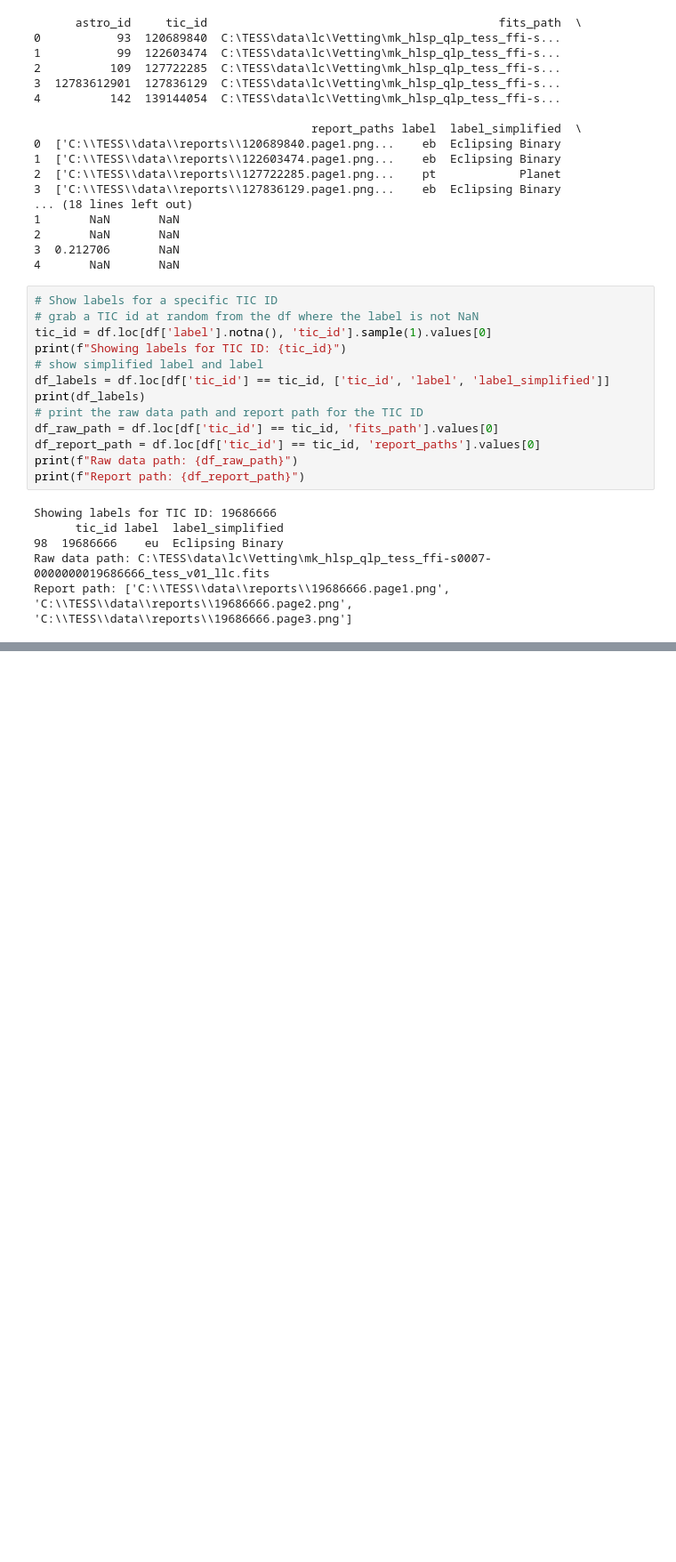
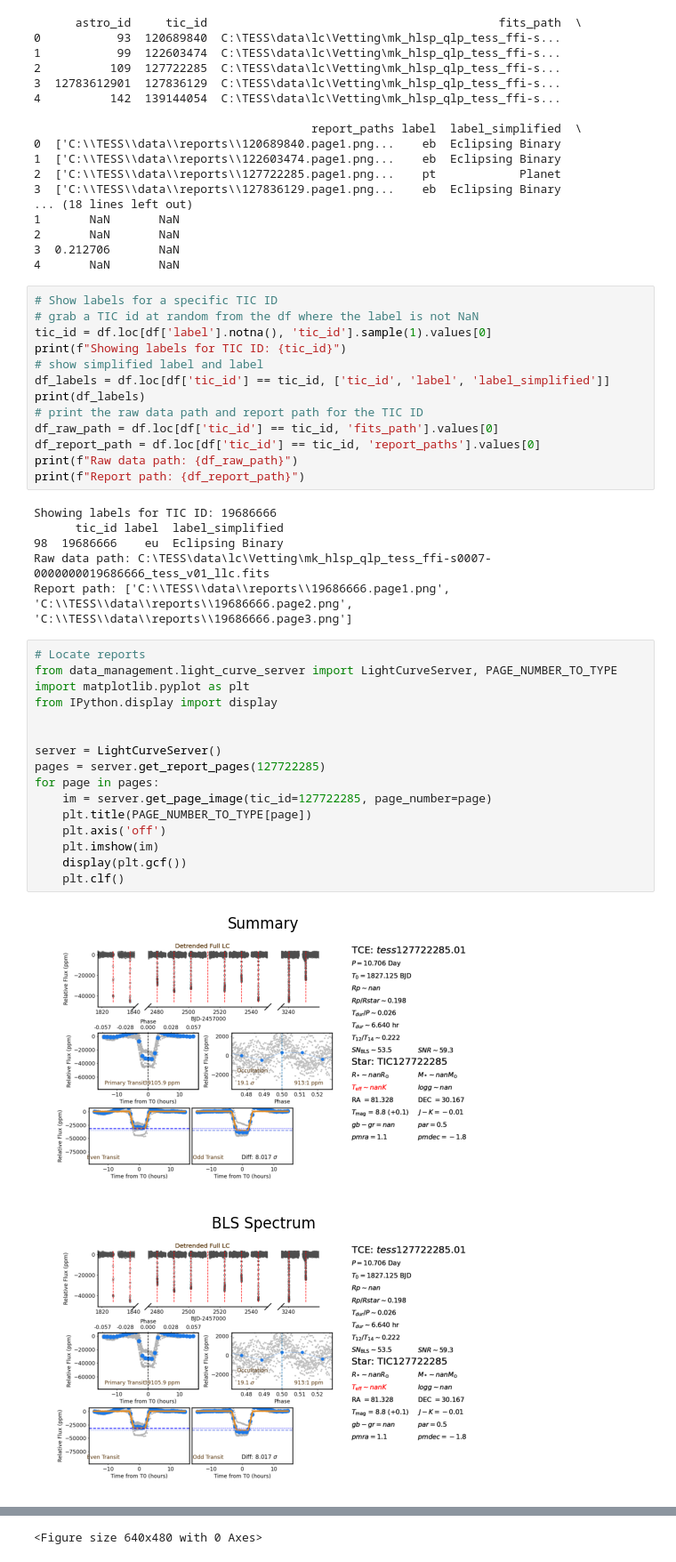
Before and after one commit to mit-kavli-institute/astronet-triage, a Jupyter notebook: DataManagementExample.ipynb, the cells around one changed output, grey strips where cells are left out. Shown at 89% size. Cells and saved outputs as stored; diff of their text form; blank space fills up the shorter version.

Commit message:
LightCurveServer API
Use Jack's light curve server to query for reports

```diff
--- a/DataManagementExample.ipynb
+++ b/DataManagementExample.ipynb
@@ -58,3 +58,22 @@ Showing labels for TIC ID: 19686666
 98  19686666    eu  Eclipsing Binary
 Raw data path: C:\TESS\data\lc\Vetting\mk_hlsp_qlp_tess_ffi-s0007-0000000019686666_tess_v01_llc.fits
 Report path: ['C:\\TESS\\data\\reports\\19686666.page1.png', 'C:\\TESS\\data\\reports\\19686666.page2.png', 'C:\\TESS\\data\\reports\\19686666.page3.png']
+# %%
+# Locate reports
+from data_management.light_curve_server import LightCurveServer, PAGE_NUMBER_TO_TYPE
+import matplotlib.pyplot as plt
+from IPython.display import display
+
+
+server = LightCurveServer()
+pages = server.get_report_pages(127722285)
+for page in pages:
+    im = server.get_page_image(tic_id=127722285, page_number=page)
+    plt.title(PAGE_NUMBER_TO_TYPE[page])
+    plt.axis('off')
+    plt.imshow(im)
+    display(plt.gcf())
+    plt.clf()
+# %% [output]
+[figure, added]
+[figure, added]
@@ -60,0 +86 @@ Report path: ['C:\\TESS\\data\\reports\\19686666.page1.png', 'C:\\TESS\\data\\re
+<Figure size 640x480 with 0 Axes>
```
Also changed, not shown: parts of 1 cell of this notebook, 1 other file.
